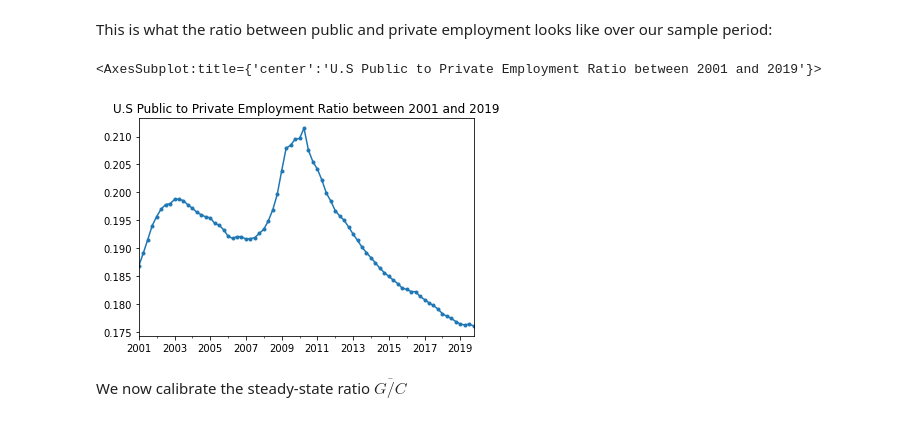
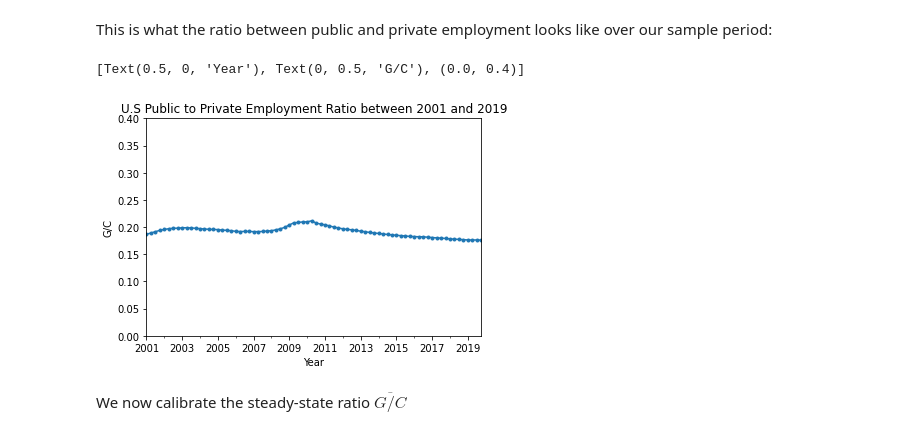
Before and after one commit to lnsongxf/public-expenditure, a Jupyter notebook: calibration.ipynb, the cells around one changed output. Cells and saved outputs as stored; diff of their text form; code cells hidden in the pictures.

```diff
--- a/calibration.ipynb
+++ b/calibration.ipynb
@@ -98,10 +101,11 @@ GC_ts = G_ts/C_ts
 # %% [markdown]
 This is what the ratio between public and private employment looks like over our sample period:
 # %%
-GC_ts.plot(title="U.S Public to Private Employment Ratio between 2001 and 2019", marker='.')
+GC_ax = GC_ts.plot(title="U.S Public to Private Employment Ratio between 2001 and 2019", marker='.')
+GC_ax.set(xlabel='Year', ylabel='G/C', ylim=(0, 0.4))
 # %% [output]
-<AxesSubplot:title={'center':'U.S Public to Private Employment Ratio between 2001 and 2019'}>
+[Text(0.5, 0, 'Year'), Text(0, 0.5, 'G/C'), (0.0, 0.4)]
-[figure, old version]
+[figure, new version]
 # %% [markdown]
 We now calibrate the steady-state ratio $\overline{G/C}$
 # %%
```
Also changed, not shown: parts of 23 cells of this notebook.
